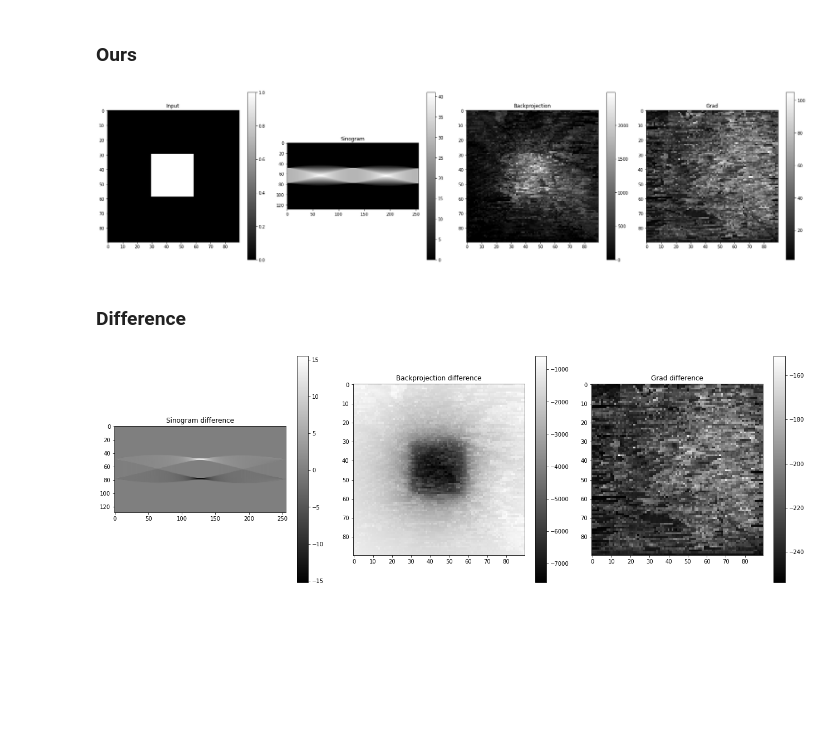
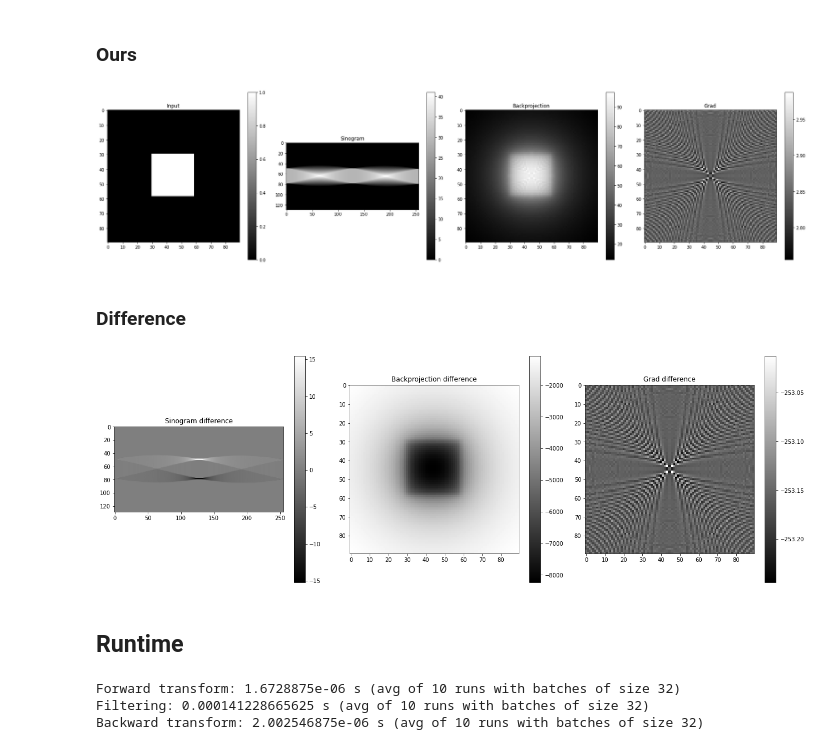
Before and after one commit to AlexanderAuras/radon, a Jupyter notebook: cuda_test.ipynb, the cells around one changed output. Saved outputs shown, nothing was run; the diff lists cells and outputs as text; code cells hidden in the pictures; blank space fills up the shorter version.

```diff
--- a/cuda_test.ipynb
+++ b/cuda_test.ipynb
@@ -172,15 +177,16 @@ plt.show()
 # %%
 img4 = torch.zeros((1,1,90,90), device="cuda")
 img4[0, 0, 30:59,30:59] = 1.0
+#img4[0, 0, 30, 30] = 1.0
 plt.subplots(1, 4, figsize=(24,6))
 plt.subplot(1, 4, 1)
 plt.title("Input")
 plt.imshow(img4[0,0].to("cpu"), cmap="gray")
 plt.colorbar()
-sino4 = radon.RadonTransformFunc.apply(img4, torch.linspace(0, 3.14159265359, 257, device="cuda")[:-1])
+sino4 = radon.RadonForwardFunc.apply(img4)
 plt.subplot(1, 4, 2)
 plt.title("Sinogram")
-plt.imshow(sino4[0,0].mT.to("cpu"), cmap="gray")
+plt.imshow(sino4[0,0].to("cpu").mT, cmap="gray")
 plt.colorbar()
 recon4 = radon.radon_backward(sino4, img4.shape[3])
 plt.subplot(1, 4, 3)
@@ -188,7 +194,7 @@ plt.title("Backprojection")
 plt.imshow(recon4[0,0].to("cpu"), cmap="gray")
 plt.colorbar()
 img4.requires_grad = True
-radon.RadonTransformFunc.apply(img4, torch.linspace(0, 3.14159265359, 257, device="cuda")[:-1]).sum().backward()
+radon.RadonForwardFunc.apply(img4).sum().backward()
 plt.subplot(1, 4, 4)
 plt.title("Grad")
 plt.imshow(typing.cast(torch.Tensor, img4.grad).detach()[0,0].to("cpu"), cmap="gray")
@@ -196,24 +202,53 @@ plt.colorbar()
 plt.tight_layout()
 plt.show()
 # %% [output]
-[figure, old version]
+[figure, new version]
 # %% [markdown]
 ### Difference
 # %%
 plt.subplots(1, 3, figsize=(18,6))
 plt.subplot(1, 3, 1)
 plt.title("Sinogram difference")
-plt.imshow((sino4[0,0]-sino3.detach()[0,0]).mT.to("cpu"), cmap="gray")
+plt.imshow((sino4[0,0]-sino3.detach()[0,0]).to("cpu").mT, cmap="gray")
 plt.colorbar()
 plt.subplot(1, 3, 2)
 plt.title("Backprojection difference")
 plt.imshow((recon4[0,0]-recon3.detach()[0,0]).to("cpu"), cmap="gray")
 plt.colorbar()
 plt.subplot(1, 3, 3)
 plt.title("Grad difference")
-plt.imshow((typing.cast(torch.Tensor, img4.grad).detach()[0,0]-typing.cast(torch.Tensor, img3.grad).detach().detach()[0,0]).to("cpu"), cmap="gray")
+plt.imshow((typing.cast(torch.Tensor, img4.grad).detach()[0,0]-typing.cast(torch.Tensor, img3.grad).detach()[0,0]).to("cpu"), cmap="gray")
 plt.colorbar()
 plt.tight_layout()
 plt.show()
 # %% [output]
-[figure, old version]
+[figure, new version]
+# %% [markdown]
+## Runtime
+# %%
+img = shepp_logan_phantom(200).contiguous().unsqueeze(0).unsqueeze(0).repeat(32,1,1,1).to("cuda")
+sino = radon.radon_forward(img)
+sinof = radon.radon_filter(sino, radon.ram_lak_filter, None)
+N = 10
+acc_time_ns = 0
+for i in range(N):
+    start_time_ns = time.perf_counter_ns()
+    radon.radon_forward(img)
+    acc_time_ns += time.perf_counter_ns()-start_time_ns
+print(f"Forward transform: {acc_time_ns/(N*32e9)} s (avg of {N} runs with batches of size 32)")
+acc_time_ns = 0
+for i in range(N):
+    start_time_ns = time.perf_counter_ns()
+    radon.radon_filter(sino, radon.ram_lak_filter, None)
+    acc_time_ns += time.perf_counter_ns()-start_time_ns
+print(f"Filtering: {acc_time_ns/(N*32e9)} s (avg of {N} runs with batches of size 32)")
+acc_time_ns = 0
+for i in range(N):
+    start_time_ns = time.perf_counter_ns()
+    radon.radon_backward(sinof, 200)
+    acc_time_ns += time.perf_counter_ns()-start_time_ns
+print(f"Backward transform: {acc_time_ns/(N*32e9)} s (avg of {N} runs with batches of size 32)")
+# %% [output]
+Forward transform: 1.6728875e-06 s (avg of 10 runs with batches of size 32)
+Filtering: 0.000141228665625 s (avg of 10 runs with batches of size 32)
+Backward transform: 2.002546875e-06 s (avg of 10 runs with batches of size 32)
```
Also changed, not shown: parts of 12 cells of this notebook, 11 other files.
